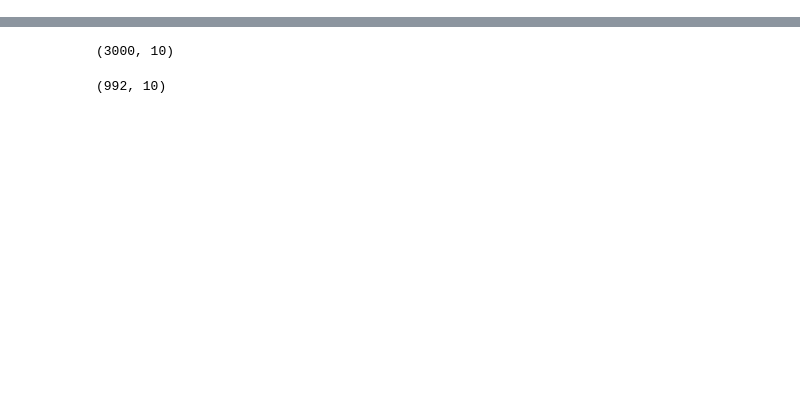
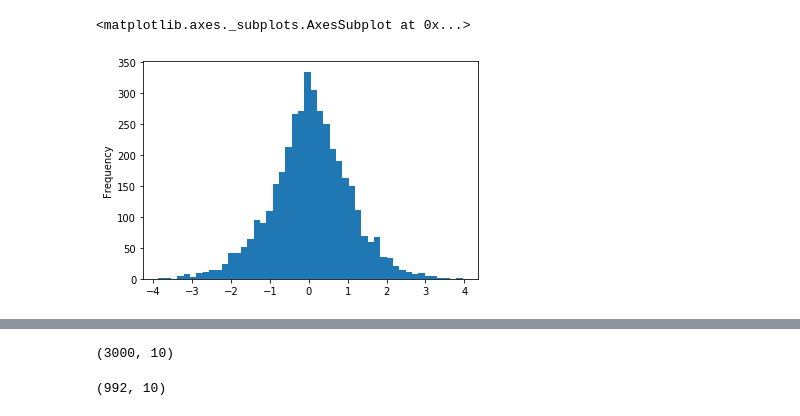
Before and after one commit to neilsimon/nd009t-capstone, a Jupyter notebook: Capstone Training.ipynb, the cells around one changed output, grey strips where cells are left out. Drawn from its saved outputs; the diff is of its cells as text; code cells hidden in the pictures; blank space fills up the shorter version.

```diff
--- a/Capstone Training.ipynb
+++ b/Capstone Training.ipynb
@@ -29,0 +36,5 @@ table.head()
+# %%
+table['Normalised Gold Return'].plot.hist(bins=hist_bincount)
+# %% [output]
+<matplotlib.axes._subplots.AxesSubplot at 0x...>
+[figure, added]
```
Also changed, not shown: parts of 25 cells of this notebook, 3 other files.
